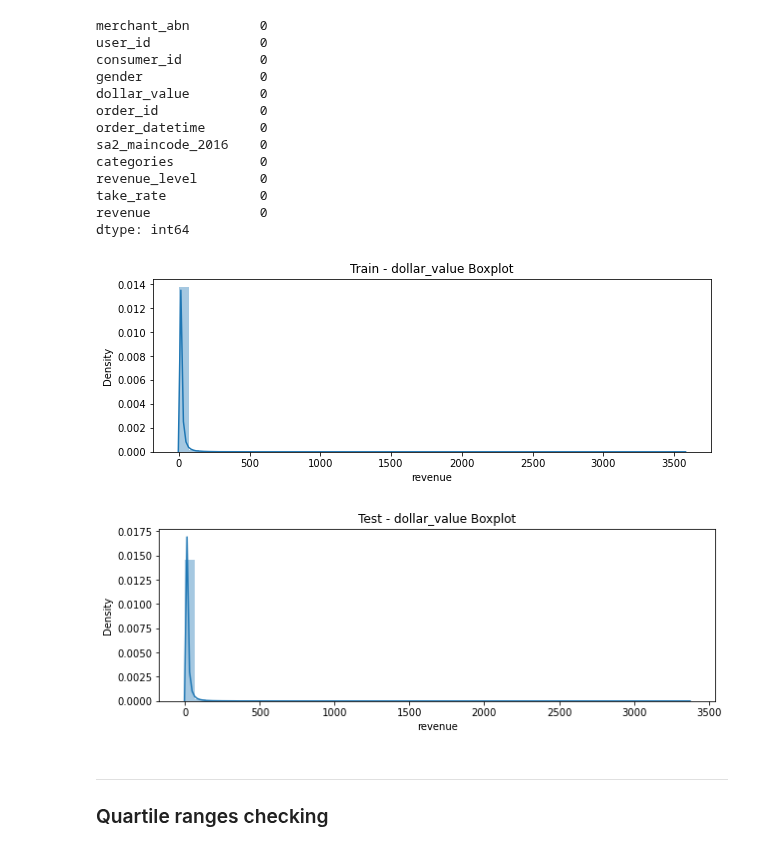
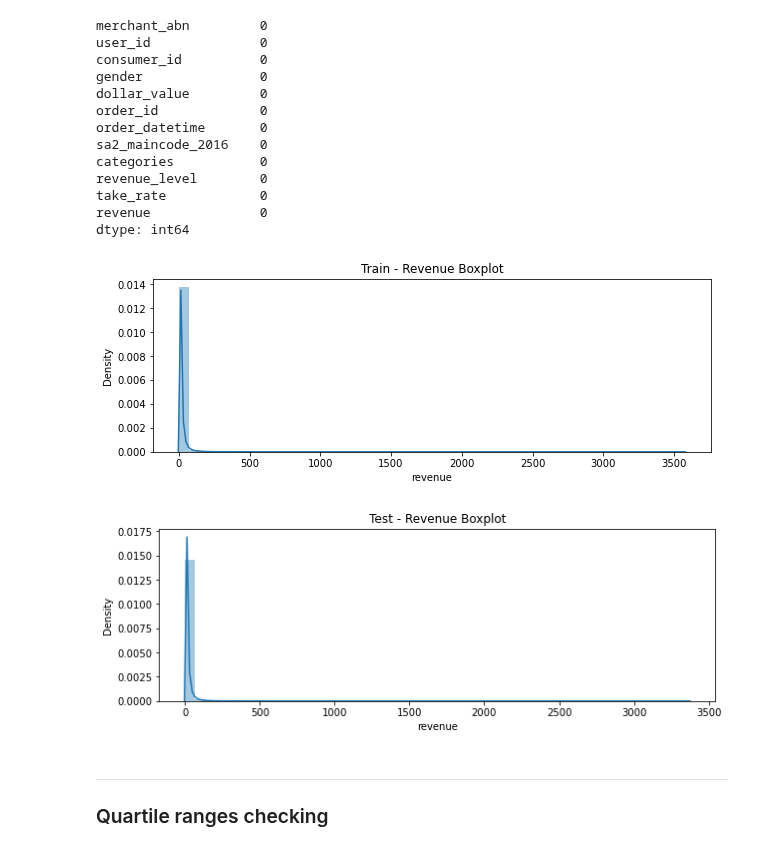
Before and after one commit to MAST30034-Applied-Data-Science/generic-buy-now-pay-later-project-group-11, a Jupyter notebook: notebooks/outlier_detection_removal.ipynb, the cells around one changed output. Drawn from its saved outputs; the diff is of its cells as text; code cells hidden in the pictures.

Commit message:
save plots

```diff
--- a/notebooks/outlier_detection_removal.ipynb
+++ b/notebooks/outlier_detection_removal.ipynb
@@ -80,18 +81,18 @@ pd_df_test = pd_df_test[(pd_df_test['order_datetime'] >= date(2022,2,28))
 # %%
 plt.figure(figsize =(10, 7))
 plt.subplot(2, 1, 1)
 sns.distplot((pd_df_train)['revenue'])
-plt.title("Train - dollar_value Boxplot")
-plt.show()
+plt.title("Train - Revenue Boxplot")
+plt.savefig(f'../plots/train_initial_distribution.png',bbox_inches='tight')
 
 plt.figure(figsize =(10, 7))
 plt.subplot(2, 1, 2)
 sns.distplot((pd_df_test)['revenue'])
-plt.title("Test - dollar_value Boxplot")
-plt.show()
+plt.title("Test - Revenue Boxplot")
+plt.savefig(f'../plots/test_initial_distribution.png',bbox_inches='tight')
 # %% [output]
-[figure, old version]
+[figure, new version]
-[figure, old version]
+[figure, new version]
 # %% [markdown]
 ---
 ### Quartile ranges checking
```
Also changed, not shown: parts of 36 cells of this notebook, 12 other files.
